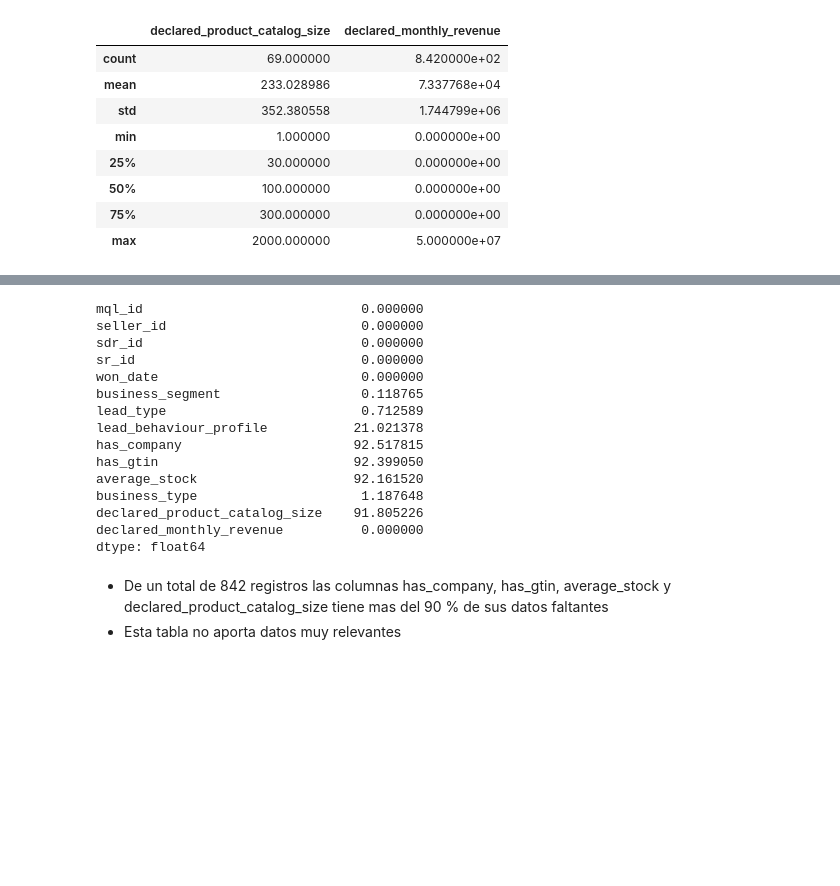
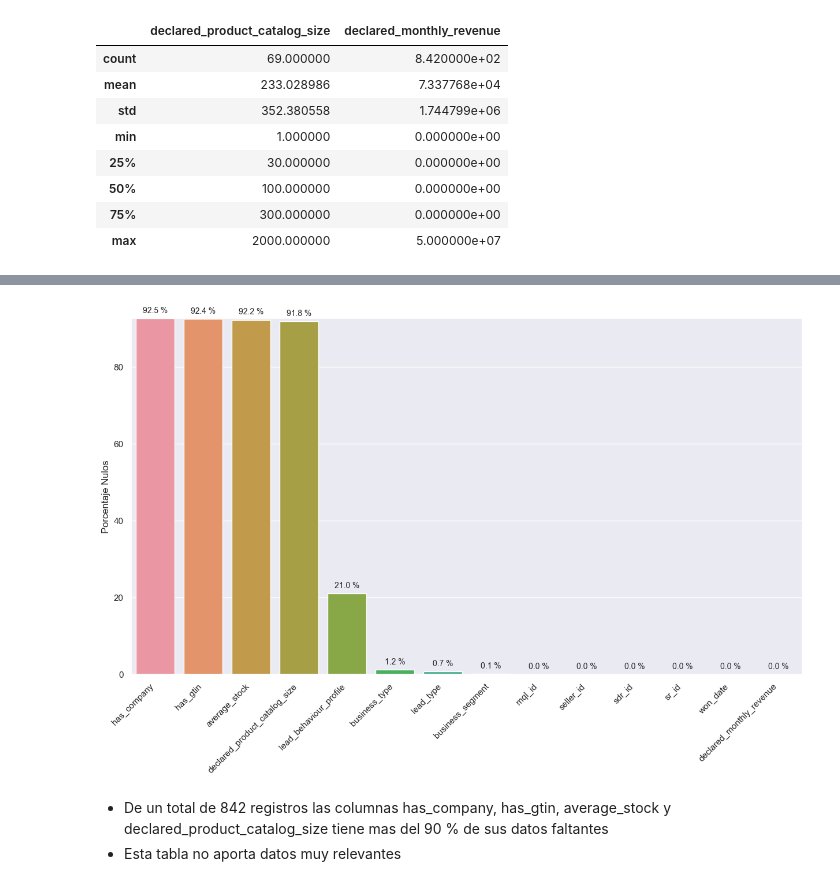
Before and after one commit to Lautaro555/Final-project-Olist, a Jupyter notebook: EDA.ipynb, the cells around one changed output, grey strips where cells are left out. Saved outputs shown, nothing was run; the diff lists cells and outputs as text; code cells hidden in the pictures; blank space fills up the shorter version.

```diff
--- a/EDA.ipynb
+++ b/EDA.ipynb
@@ -69,25 +69,35 @@ Closed_deals.describe(include=['O'])
 | unique | 842 | 842 | 32 | 22 | 824 | 33 | 8 | 9 | ... |
 | top | 5420aad7fec3549a85876ba1c529bd84 | 2c43fb513632d29b3b58df74816f1b06 | 4b339f9567d060bcea4f5136b9f5949e | 4ef15afb4b2723d8f3d81e51ec7afefe | 2018-05-04 03:00:00 | home_decor | online_medium | cat | ... |
 | freq | 1 | 1 | 140 | 133 | 6 | 105 | 332 | 407 | ... |
-# %%
-# cuantos datos nulos por columna se encuentran
-Closed_deals.isna().sum()*100/Closed_deals.shape[0]
-# %% [output]
-mql_id                            0.000000
-seller_id                         0.000000
-sdr_id                            0.000000
-sr_id                             0.000000
-won_date                          0.000000
-business_segment                  0.118765
-lead_type                         0.712589
-lead_behaviour_profile           21.021378
-has_company                      92.517815
-has_gtin                         92.399050
-average_stock                    92.161520
-business_type                     1.187648
-declared_product_catalog_size    91.805226
-declared_monthly_revenue          0.000000
-dtype: float64
+# %%
+# cuantos datos nulos por columna se encuentran
+valores=Closed_deals.isna().sum().sort_values(ascending=False)*100/Closed_deals.shape[0]
+sns.set(style="darkgrid")
+sns.set(rc={'figure.figsize':(15,8)})
+
+# Establecer los datos
+ax = sns.barplot(x=valores.index, y=valores)
+
+# Establecer etiquetas
+ax.set_ylabel('Porcentaje Nulos')
+plt.xticks(rotation=45,ha='right')
+
+ax.set_ylim(top=valores.max())
+
+for p in ax.patches:
+    ax.annotate(str(np.round(p.get_height(),decimals=1))+" %",
+                (p.get_x()+p.get_width()/2., p.get_height()),
+                ha='center',
+                va='center',
+                xytext=(0, 10),
+                textcoords='offset points',
+                fontsize = 10
+               )
+
+# Mostrar la gráfica
+plt.show()
+# %% [output]
+[figure, added]
 # %% [markdown]
 - De un total de 842 registros las columnas has_company, has_gtin, average_stock y declared_product_catalog_size tiene mas del 90 % de sus datos faltantes
 - Esta tabla no aporta datos muy relevantes
```
Also changed, not shown: parts of 22 cells of this notebook.
